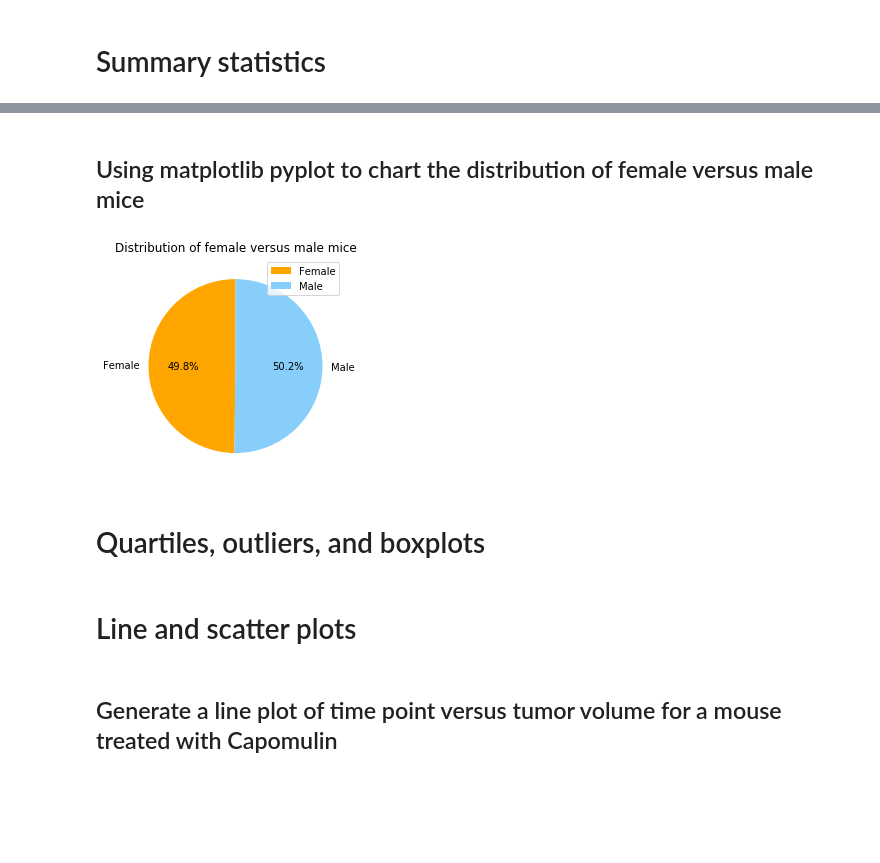
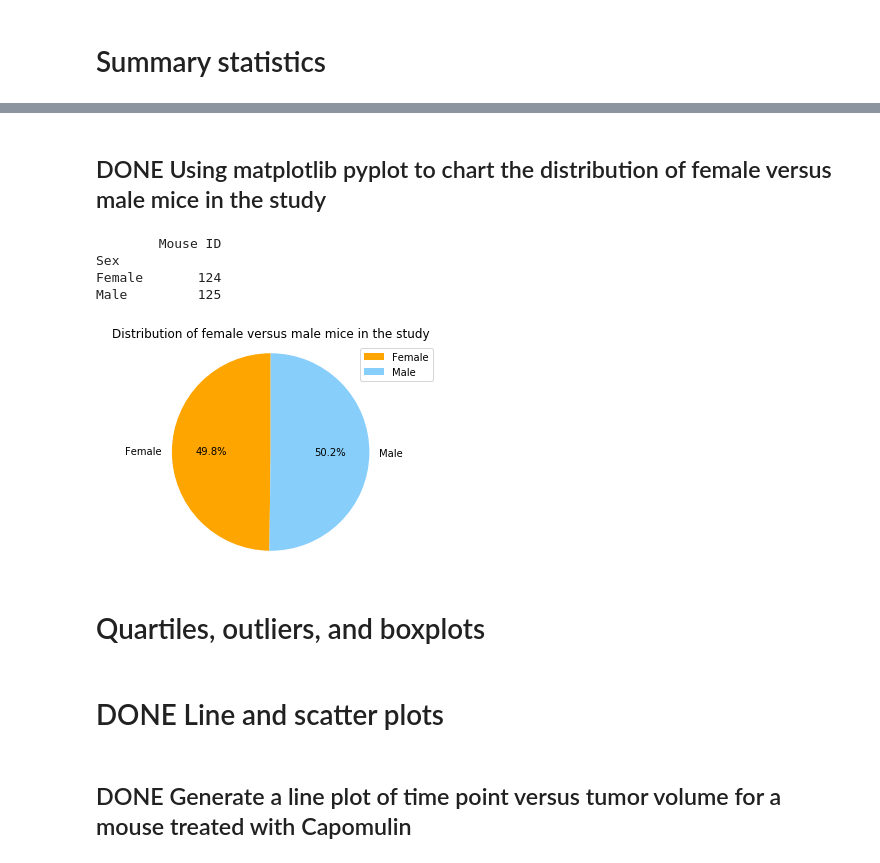
Before and after one commit to philipstubbs13/matplotlib-challenge, a Jupyter notebook: pymaceuticals.ipynb, the cells around one changed output, grey strips where cells are left out. Cells and saved outputs as stored; diff of their text form; code cells hidden in the pictures; blank space fills up the shorter version.

```diff
--- a/pymaceuticals.ipynb
+++ b/pymaceuticals.ipynb
@@ -127,24 +172,29 @@ plt.tight_layout()
 # %%
-# Generate a pie plot showing the distribution of female versus male mice using pandas
+# Group dataframe by gender and count up male and female mice.
+# Use .nunique so we don't count mice more than once.
+gender_group = merged_df.groupby(['Sex'])['Mouse ID'].nunique()
 
-# Group dataframe by gender and count up male and female mice.
-gender_group_df = merged_df.groupby(['Sex'])['Mouse ID'].nunique()
+# Print the results of grouping by gender.
+print(gender_group)
 
-# Convert to dataframe
-gender_group_df = pd.DataFrame(gender_group_df)
-
-# The colors of each section of the pie chart
+# The colors of each section of the pie chart.
 colors = ["orange", "lightskyblue"]
 
 # Create pie chart using pandas.
-pandas_plot = gender_group_df.plot(kind="pie", y="Mouse ID", startangle=90, autopct="%1.1f%%", colors=colors)
+pandas_plot = gender_group.plot(kind="pie", y="Mouse ID", startangle=90, autopct="%1.1f%%", colors=colors)
 
 # Add labels for axes and add a title for the graph.
-pandas_plot.set_title("Distribution of female versus male mice")
+pandas_plot.set_title("Distribution of female versus male mice in the study.")
 
 # Hide y label
 pandas_plot.set_ylabel('')
 
+# Add legend
+pandas_plot.legend(loc='best')
+
+# Equal axis
+pandas_plot.set_aspect('equal')
+
 # Show plot
 pandas_plot.plot()
 # %% [output]
@@ -153,28 +207,39 @@ pandas_plot.plot()
 # %% [markdown]
-## Using matplotlib pyplot to chart the distribution of female versus male mice
+## DONE Using matplotlib pyplot to chart the distribution of female versus male mice in the study
 # %%
-# Generate a pie plot showing the distribution of female versus male mice using pyplot
+# Conver result of groupby to dataframe.
+gender_group_df = pd.DataFrame(gender_group)
+
+# Print the dataframe
+print(gender_group_df)
 
 # Labels for the sections of our pie chart
 labels = list(gender_group_df.index.values)
 
 # The values of each section of the pie chart
 sizes = list(gender_group_df.loc[:, "Mouse ID"])
 
 # The colors of each section of the pie chart
 colors = ["orange", "lightskyblue"]
 
 # Automatically finds the percentages of each part of the pie chart
 plt.pie(sizes, labels=labels, colors=colors, autopct="%1.1f%%", shadow=False, startangle=90)
 
+# Equal axis
+plt.axis("equal")
+
 # Add title and legend.
-plt.title("Distribution of female versus male mice")
+plt.title("Distribution of female versus male mice in the study")
 plt.legend(loc="best")
 
 # Show plot
 plt.show()
 # %% [output]
+        Mouse ID
+Sex
+Female       124
+Male         125
-[figure, old version]
+[figure, new version]
 # %% [markdown]
 # Quartiles, outliers, and boxplots
 # %%
@@ -183,9 +248,9 @@ plt.show()
 # %%
 # Generate a box plot of the final tumor volume of each mouse across four regimens of interest
 # %% [markdown]
-# Line and scatter plots
+# DONE Line and scatter plots
 # %% [markdown]
-## Generate a line plot of time point versus tumor volume for a mouse treated with Capomulin
+## DONE Generate a line plot of time point versus tumor volume for a mouse treated with Capomulin
 # %%
 # Set index to Drug Regimen to be able to filter by regimen.
 capomulin_mice = merged_df.set_index("Drug Regimen")
```
Also changed, not shown: parts of 17 cells of this notebook.
